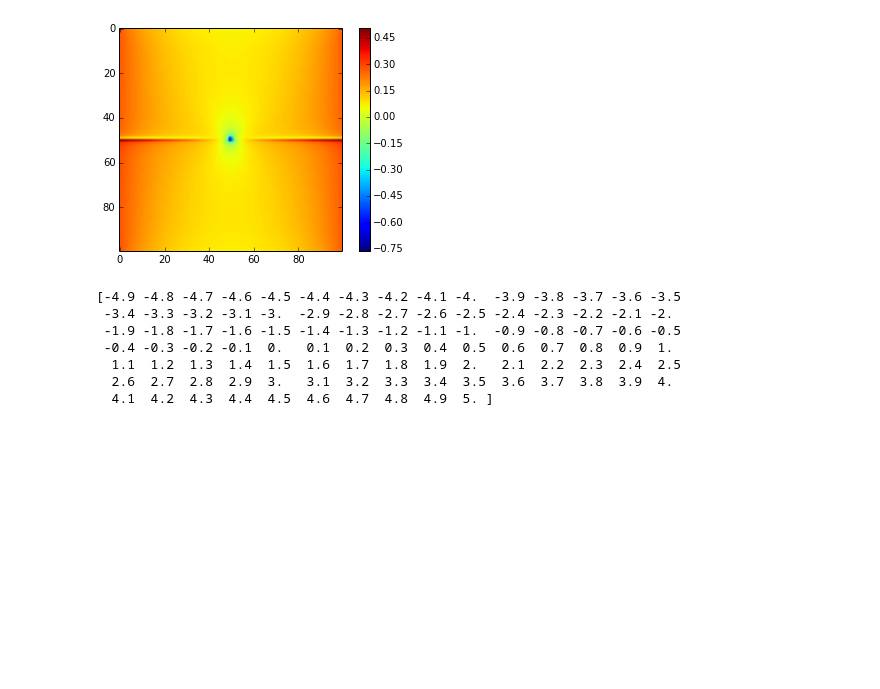
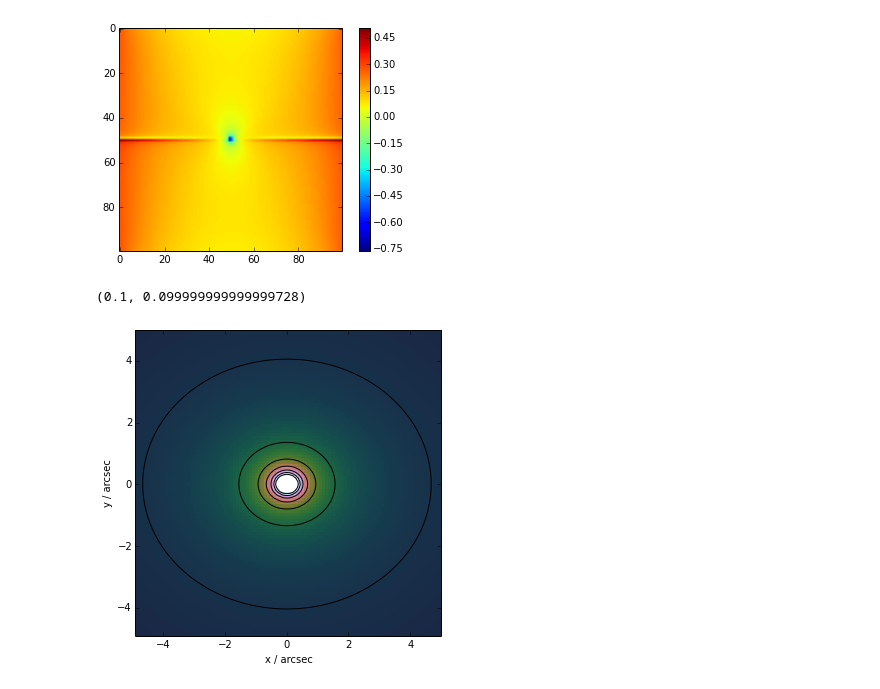
Before and after one commit to wmorning/EvilLens, a Jupyter notebook: DeflectionTest.ipynb, the cells around one changed output. Drawn from its saved outputs; the diff is of its cells as text; code cells hidden in the pictures; blank space fills up the shorter version.

Commit message:
New ipython notebooks have more plots and tests.

```diff
--- a/DeflectionTest.ipynb
+++ b/DeflectionTest.ipynb
@@ -48,13 +48,10 @@ plt.colorbar()
 # %% [output]
 <matplotlib.colorbar.Colorbar instance at 0x...>
 [figure]
-# %%
-print(SIElensB.x[0,:])
-# %% [output]
-[-4.9 -4.8 -4.7 -4.6 -4.5 -4.4 -4.3 -4.2 -4.1 -4.  -3.9 -3.8 -3.7 -3.6 -3.5
- -3.4 -3.3 -3.2 -3.1 -3.  -2.9 -2.8 -2.7 -2.6 -2.5 -2.4 -2.3 -2.2 -2.1 -2.
- -1.9 -1.8 -1.7 -1.6 -1.5 -1.4 -1.3 -1.2 -1.1 -1.  -0.9 -0.8 -0.7 -0.6 -0.5
- -0.4 -0.3 -0.2 -0.1  0.   0.1  0.2  0.3  0.4  0.5  0.6  0.7  0.8  0.9  1.
-  1.1  1.2  1.3  1.4  1.5  1.6  1.7  1.8  1.9  2.   2.1  2.2  2.3  2.4  2.5
-  2.6  2.7  2.8  2.9  3.   3.1  3.2  3.3  3.4  3.5  3.6  3.7  3.8  3.9  4.
-  4.1  4.2  4.3  4.4  4.5  4.6  4.7  4.8  4.9  5. ]
+# %%
+print(SIElensA.pixscale,SIElensB.pixscale)
+SIElensC = SIElensA+SIElensB
+SIElensC.plot('kappa')
+# %% [output]
+(0.1, 0.099999999999999728)
+[figure, added]
```
Also changed, not shown: parts of 1 cell of this notebook, 1 other file.
